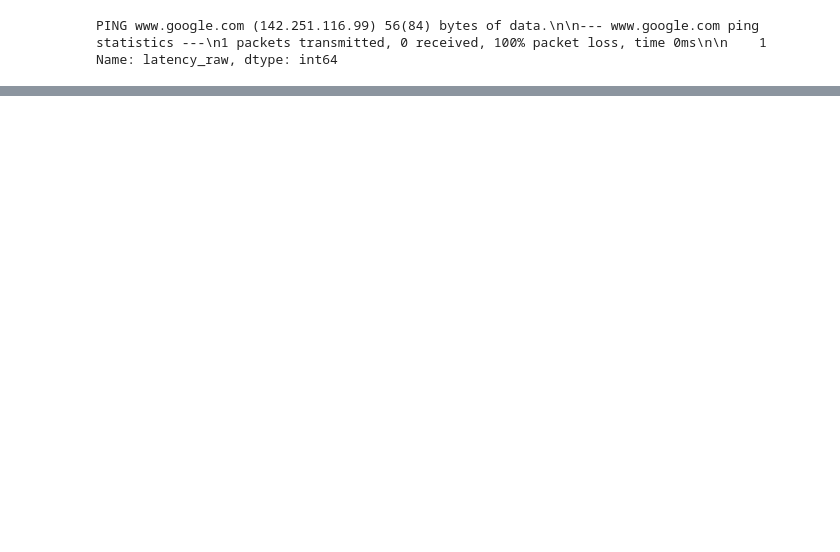
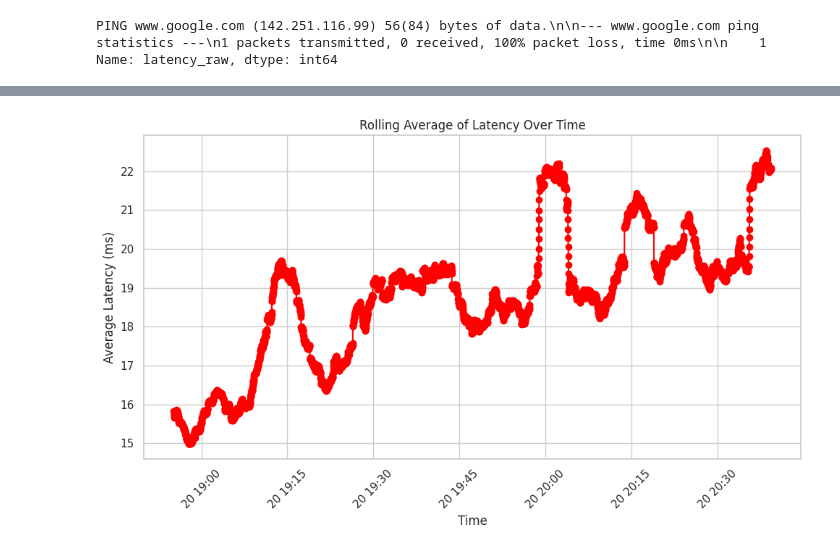
Before and after one commit to Chudbrochil/ping_tester, a Jupyter notebook: ping_analysis.ipynb, the cells around one changed output, grey strips where cells are left out. Drawn from its saved outputs; the diff is of its cells as text; code cells hidden in the pictures; blank space fills up the shorter version.

```diff
--- a/ping_analysis.ipynb
+++ b/ping_analysis.ipynb
@@ -56,0 +79,23 @@ Name: latency_raw, dtype: int64
+# %%
+# Calculate the rolling average
+window_size = 300  # Adjust this as needed
+df['rolling_avg_latency'] = df['latency_float'].rolling(window=window_size).mean()
+
+# Set the plot style for better aesthetics
+sns.set(style="whitegrid")
+
+# Create the plot for rolling average
+plt.figure(figsize=(10, 6))
+plt.plot(df['time'], df['rolling_avg_latency'], color='red', marker='o')
+
+# Customize the plot
+plt.title('Rolling Average of Latency Over Time')
+plt.xlabel('Time')
+plt.ylabel('Average Latency (ms)')
+plt.xticks(rotation=45)
+plt.tight_layout()
+
+# Display the plot
+plt.show()
+# %% [output]
+[figure, added]
```
Also changed, not shown: parts of 5 cells of this notebook, 1 other file.
